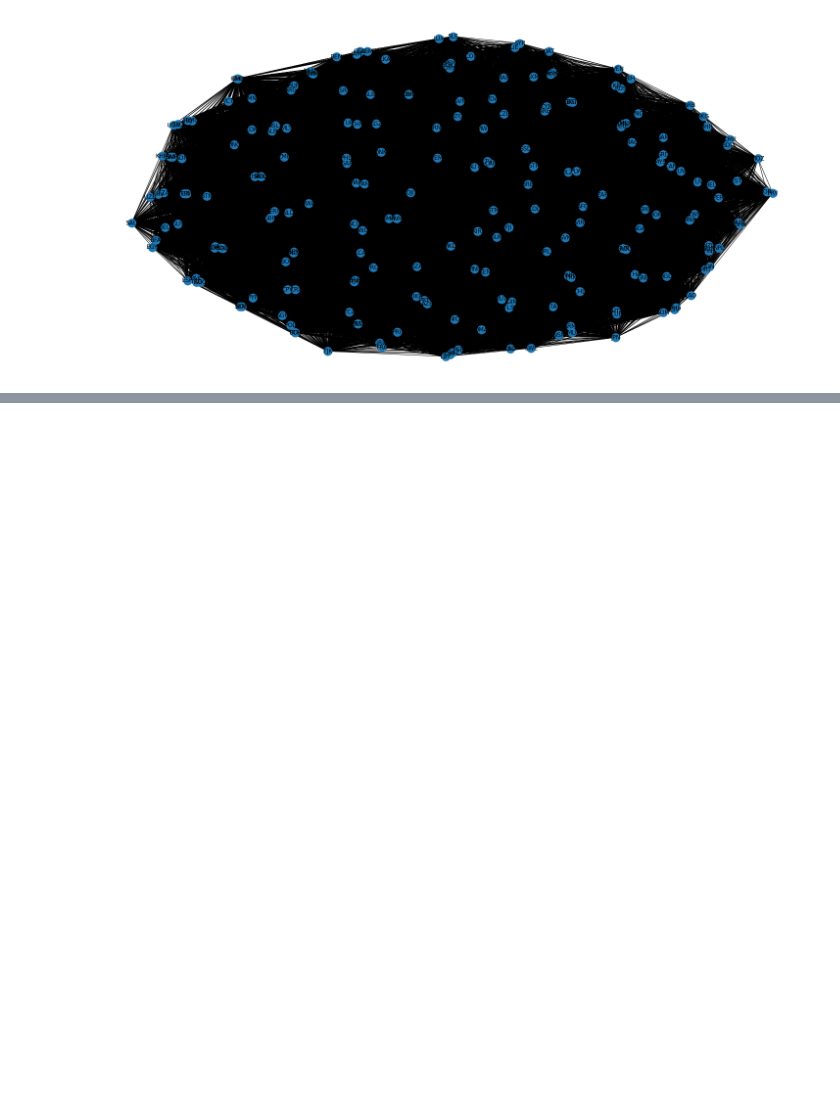
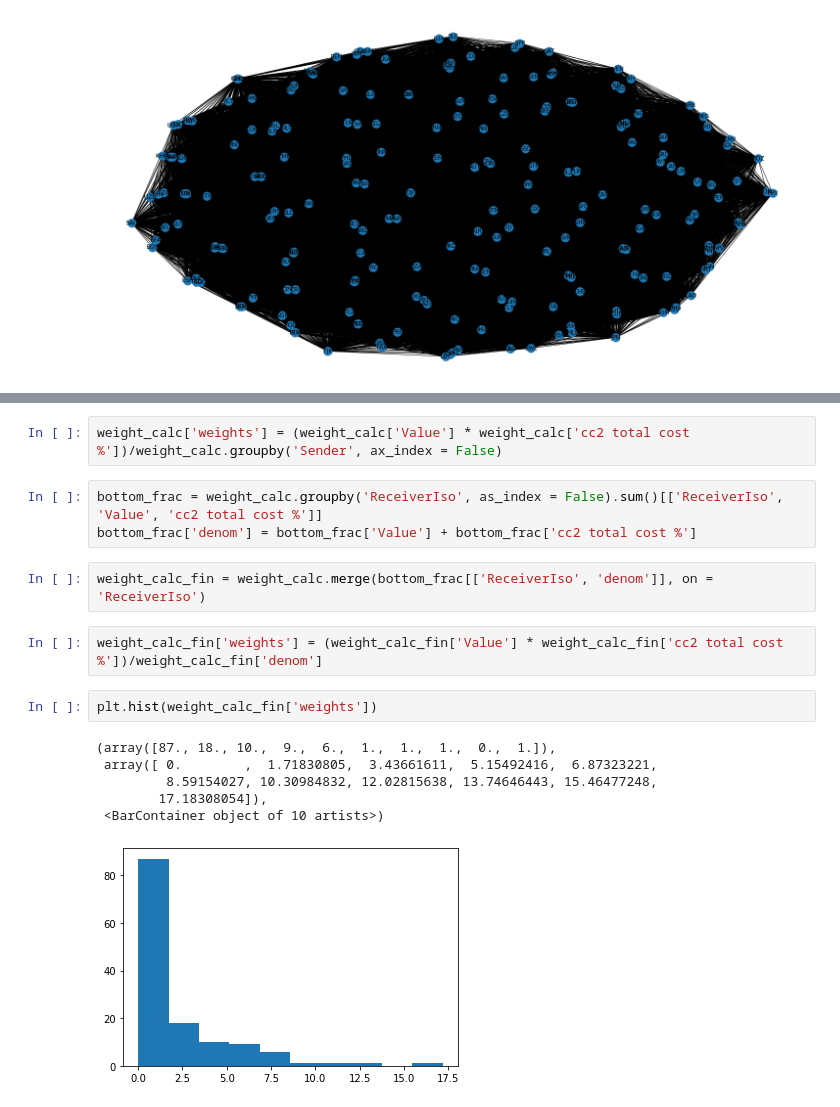
Before and after one commit to Halkenhaeusser/International-Money-and-Finance, a Jupyter notebook: Remittances/remit.ipynb, the cells around one changed output, grey strips where cells are left out. Drawn from its saved outputs; the diff is of its cells as text; blank space fills up the shorter version.

```diff
--- a/Remittances/remit.ipynb
+++ b/Remittances/remit.ipynb
@@ -155,0 +351,18 @@ selected_edges = [(u,v) for u,v,e in g.edges(data=True) if e['Value'] >0]
+# %%
+weight_calc['weights'] = (weight_calc['Value'] * weight_calc['cc2 total cost %'])/weight_calc.groupby('Sender', ax_index = False)
+# %%
+bottom_frac = weight_calc.groupby('ReceiverIso', as_index = False).sum()[['ReceiverIso', 'Value', 'cc2 total cost %']]
+bottom_frac['denom'] = bottom_frac['Value'] + bottom_frac['cc2 total cost %']
+# %%
+weight_calc_fin = weight_calc.merge(bottom_frac[['ReceiverIso', 'denom']], on = 'ReceiverIso')
+# %%
+weight_calc_fin['weights'] = (weight_calc_fin['Value'] * weight_calc_fin['cc2 total cost %'])/weight_calc_fin['denom']
+# %%
+plt.hist(weight_calc_fin['weights'])
+# %% [output]
+(array([87., 18., 10.,  9.,  6.,  1.,  1.,  1.,  0.,  1.]),
+ array([ 0.        ,  1.71830805,  3.43661611,  5.15492416,  6.87323221,
+         8.59154027, 10.30984832, 12.02815638, 13.74646443, 15.46477248,
+        17.18308054]),
+ <BarContainer object of 10 artists>)
+[figure, added]
```
Also changed, not shown: parts of 37 cells of this notebook, 4 other files.
